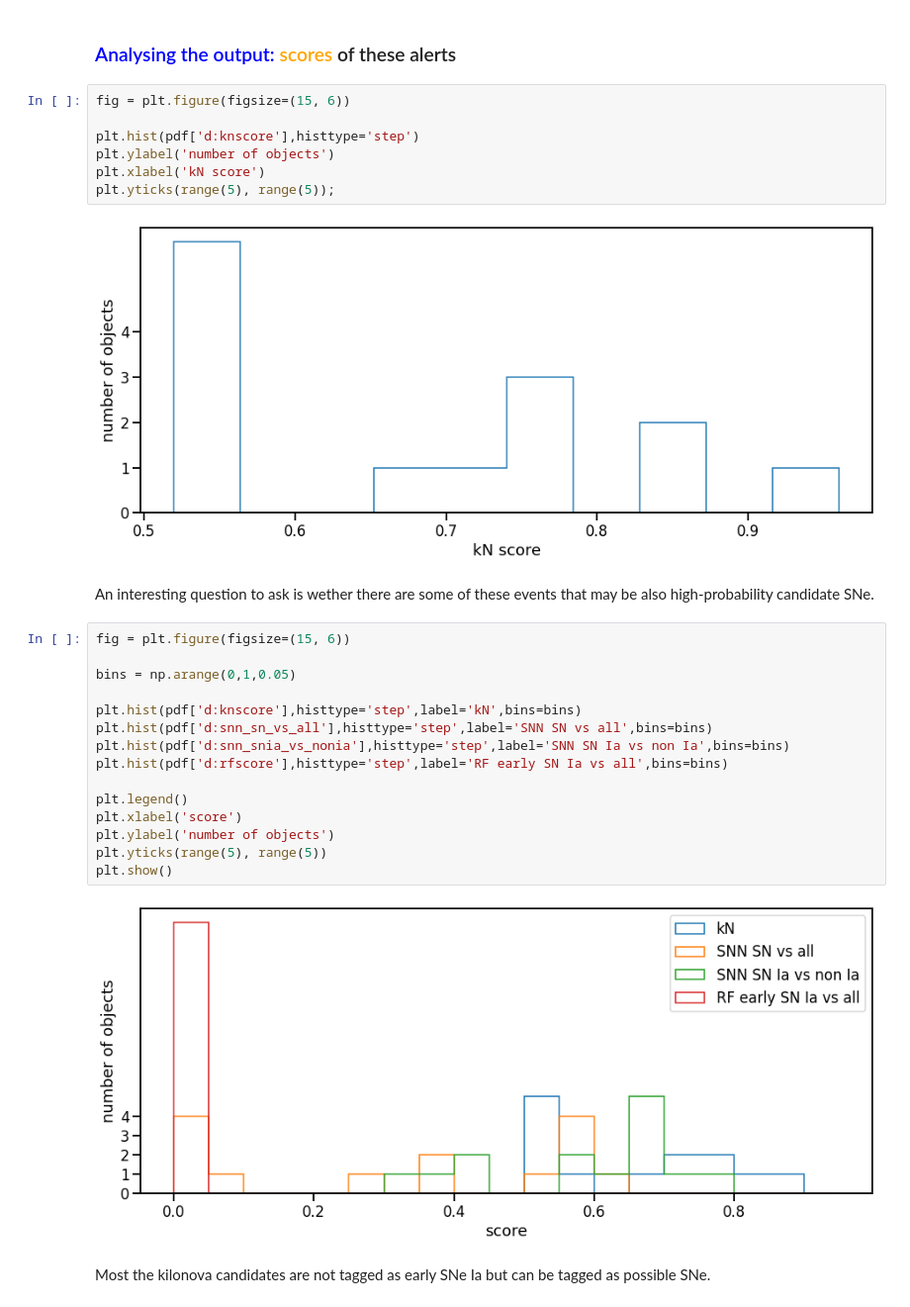
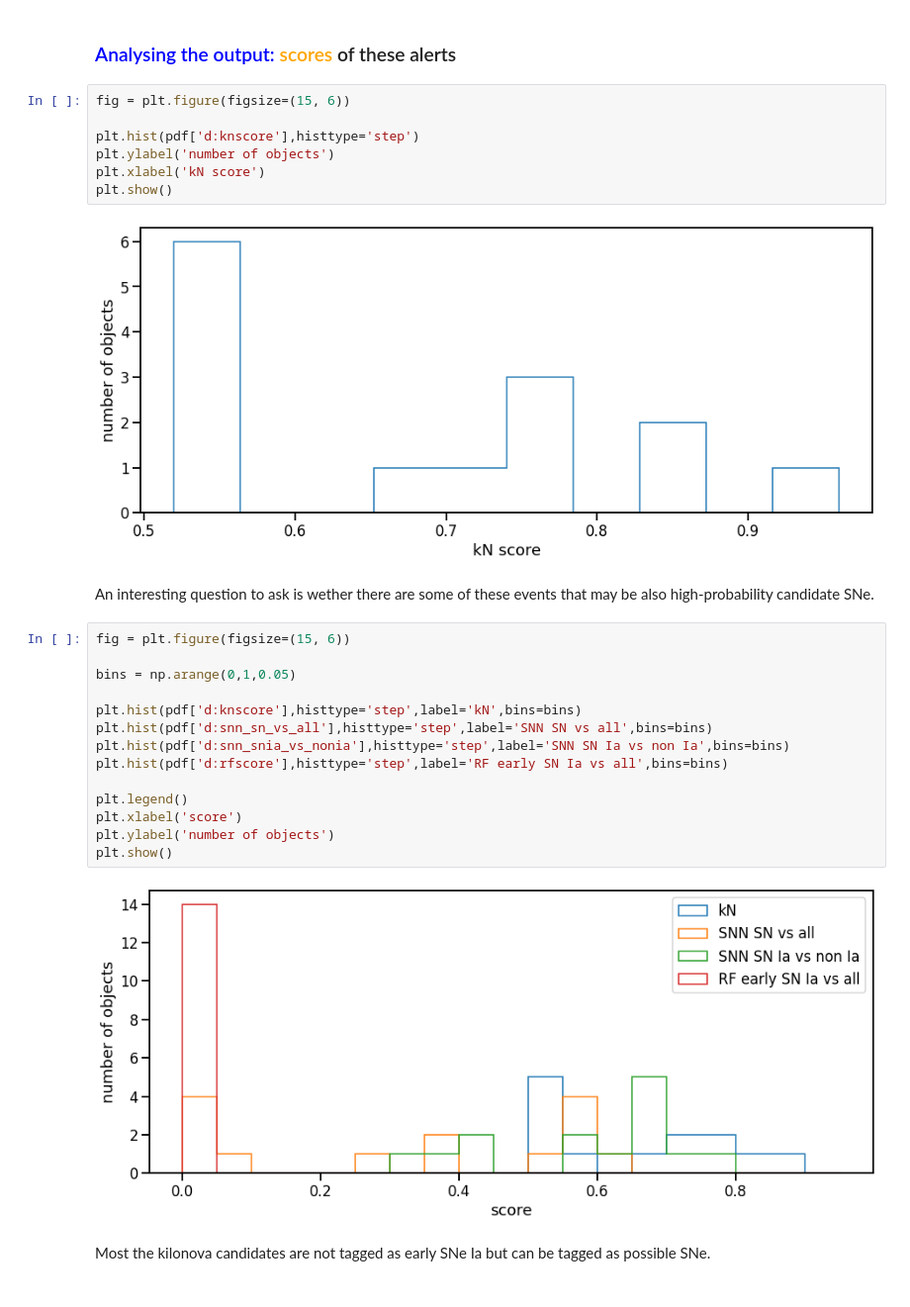
Before and after one commit to broker-workshop/tutorials, a Jupyter notebook: fink/MMA/MMA.ipynb, the cells around one changed output. Shown at 99% size. Drawn from its saved outputs; the diff is of its cells as text.

Commit message:
remove constraint on y-ticks in histograms

```diff
--- a/fink/MMA/MMA.ipynb
+++ b/fink/MMA/MMA.ipynb
@@ -85,28 +85,27 @@ fig = plt.figure(figsize=(15, 6))
 plt.hist(pdf['d:knscore'],histtype='step')
 plt.ylabel('number of objects')
 plt.xlabel('kN score')
-plt.yticks(range(5), range(5));
+plt.show()
 # %% [output]
-[figure, old version]
+[figure, new version]
 # %% [markdown]
 An interesting question to ask is wether there are some of these events that may be also high-probability candidate SNe.
 # %%
 fig = plt.figure(figsize=(15, 6))
 
 bins = np.arange(0,1,0.05)
 
 plt.hist(pdf['d:knscore'],histtype='step',label='kN',bins=bins)
 plt.hist(pdf['d:snn_sn_vs_all'],histtype='step',label='SNN SN vs all',bins=bins)
 plt.hist(pdf['d:snn_snia_vs_nonia'],histtype='step',label='SNN SN Ia vs non Ia',bins=bins)
 plt.hist(pdf['d:rfscore'],histtype='step',label='RF early SN Ia vs all',bins=bins)
 
 plt.legend()
 plt.xlabel('score')
 plt.ylabel('number of objects')
-plt.yticks(range(5), range(5))
 plt.show()
 # %% [output]
-[figure, old version]
+[figure, new version]
 # %% [markdown]
 Most the kilonova candidates are not tagged as early SNe Ia but can be tagged as possible SNe.
 # %% [markdown]
```
Also changed, not shown: parts of 1 cell of this notebook.
